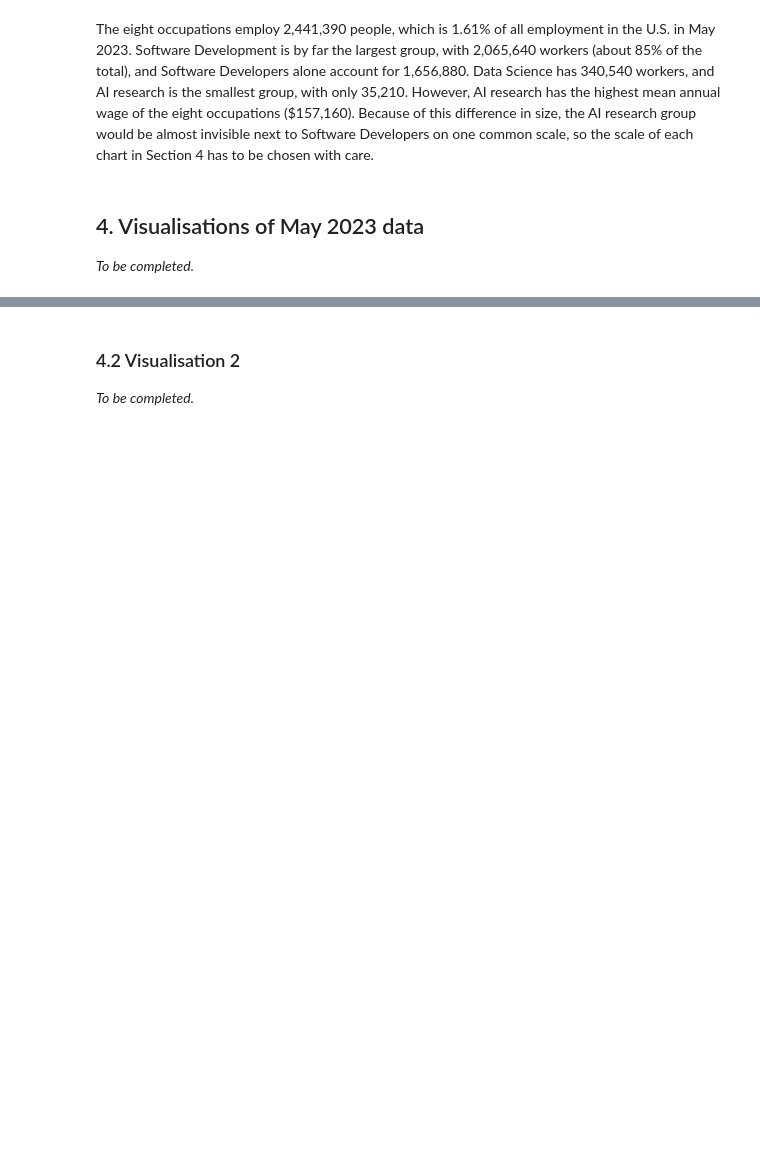
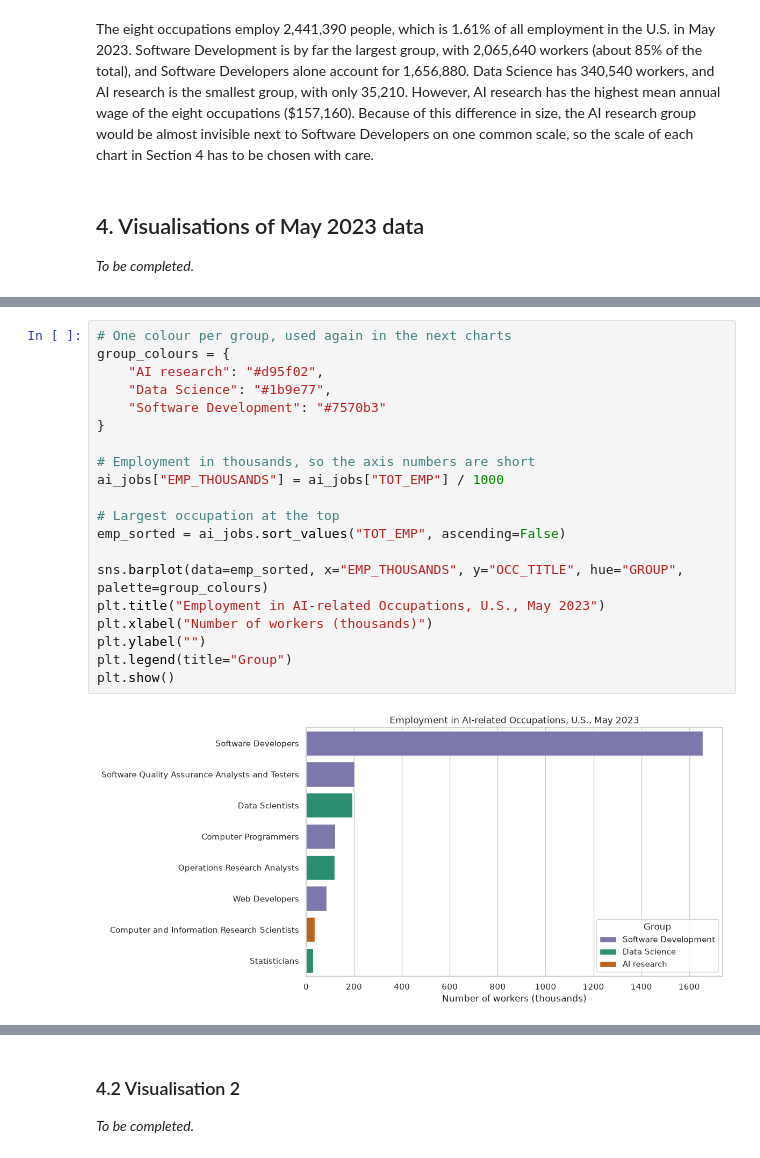
Before and after one commit to MatheusFerreiraL/dvc-ca1-ai-employment, a Jupyter notebook: dvc_ca1_ai_employment.ipynb, the cells around one changed output, grey strips where cells are left out. Drawn from its saved outputs; the diff is of its cells as text; blank space fills up the shorter version.

Commit message:
Add Visualisation 1: horizontal bar chart of employment by occupation

```diff
--- a/dvc_ca1_ai_employment.ipynb
+++ b/dvc_ca1_ai_employment.ipynb
@@ -264,0 +265,22 @@ _To be completed._
+# %%
+# One colour per group, used again in the next charts
+group_colours = {
+    "AI research": "#d95f02",
+    "Data Science": "#1b9e77",
+    "Software Development": "#7570b3"
+}
+
+# Employment in thousands, so the axis numbers are short
+ai_jobs["EMP_THOUSANDS"] = ai_jobs["TOT_EMP"] / 1000
+
+# Largest occupation at the top
+emp_sorted = ai_jobs.sort_values("TOT_EMP", ascending=False)
+
+sns.barplot(data=emp_sorted, x="EMP_THOUSANDS", y="OCC_TITLE", hue="GROUP", palette=group_colours)
+plt.title("Employment in AI-related Occupations, U.S., May 2023")
+plt.xlabel("Number of workers (thousands)")
+plt.ylabel("")
+plt.legend(title="Group")
+plt.show()
+# %% [output]
+[figure, added]
```
Also changed, not shown: parts of 3 cells of this notebook.
